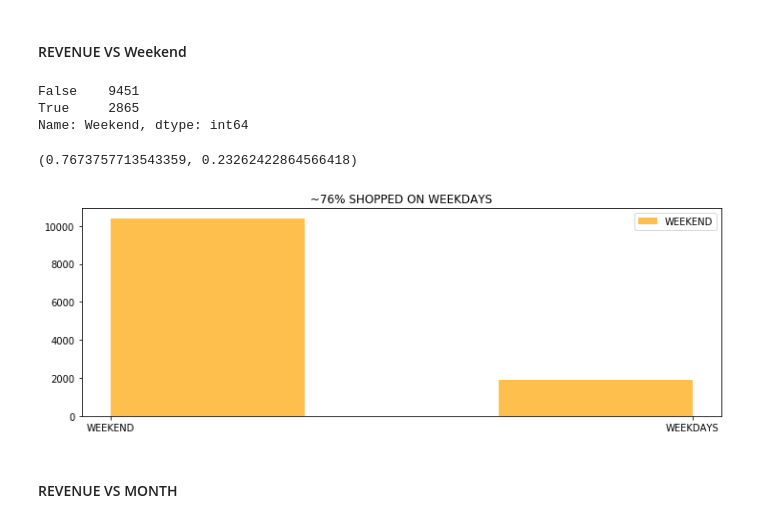
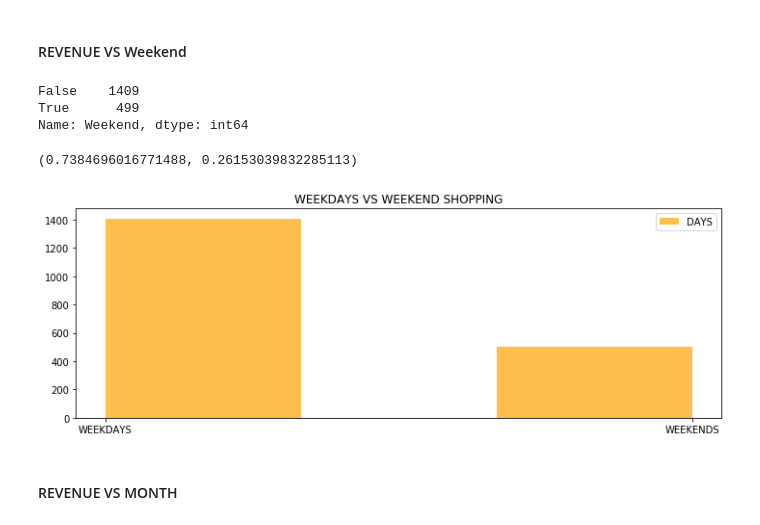
Before and after one commit to dsdata2000/shoppers_intention_dataset, a Jupyter notebook: shoppers-intension-final.ipynb, the cells around one changed output. Cells and saved outputs as stored; diff of their text form; code cells hidden in the pictures.

```diff
--- a/shoppers-intension-final.ipynb
+++ b/shoppers-intension-final.ipynb
@@ -126,26 +153,26 @@ plt.show()
 # %% [markdown]
 #### REVENUE VS Weekend
 # %%
-df['Weekend'].value_counts()
+df1['Weekend'].value_counts()
 # %% [output]
-False    9451
-True     2865
+False    1409
+True      499
 Name: Weekend, dtype: int64
 # %%
-df['Weekend'].value_counts()[0]/df['Weekend'].value_counts().sum(), df['Weekend'].value_counts()[1]/df['Weekend'].value_counts().sum()
+df1['Weekend'].value_counts()[0]/df1['Weekend'].value_counts().sum(), df1['Weekend'].value_counts()[1]/df1['Weekend'].value_counts().sum()
 # %% [output]
-(0.7673757713543359, 0.23262422864566418)
+(0.7384696016771488, 0.26153039832285113)
 # %%
 plt.figure(figsize=(12,4))
-df['Revenue'].apply(lambda x: 1 if (x==True) else False ).hist(bins=3, alpha=0.7, color='orange', label='WEEKEND')
+df1['Weekend'].apply(lambda x: 1 if (x==True) else 0).hist(bins=3, alpha=0.7, color='orange', label='DAYS')
 plt.grid()
-plt.xticks([0,1],('WEEKEND', 'WEEKDAYS'))
+plt.xticks([0,1],('WEEKDAYS', 'WEEKENDS'))
 plt.autoscale(enable=True)
 plt.legend()
-plt.title(' ~76% SHOPPED ON WEEKDAYS ')
+plt.title('WEEKDAYS VS WEEKEND SHOPPING')
 plt.show()
 # %% [output]
-[figure, old version]
+[figure, new version]
 # %% [markdown]
 #### REVENUE VS MONTH
 # %%
```
Also changed, not shown: parts of 61 cells of this notebook.
